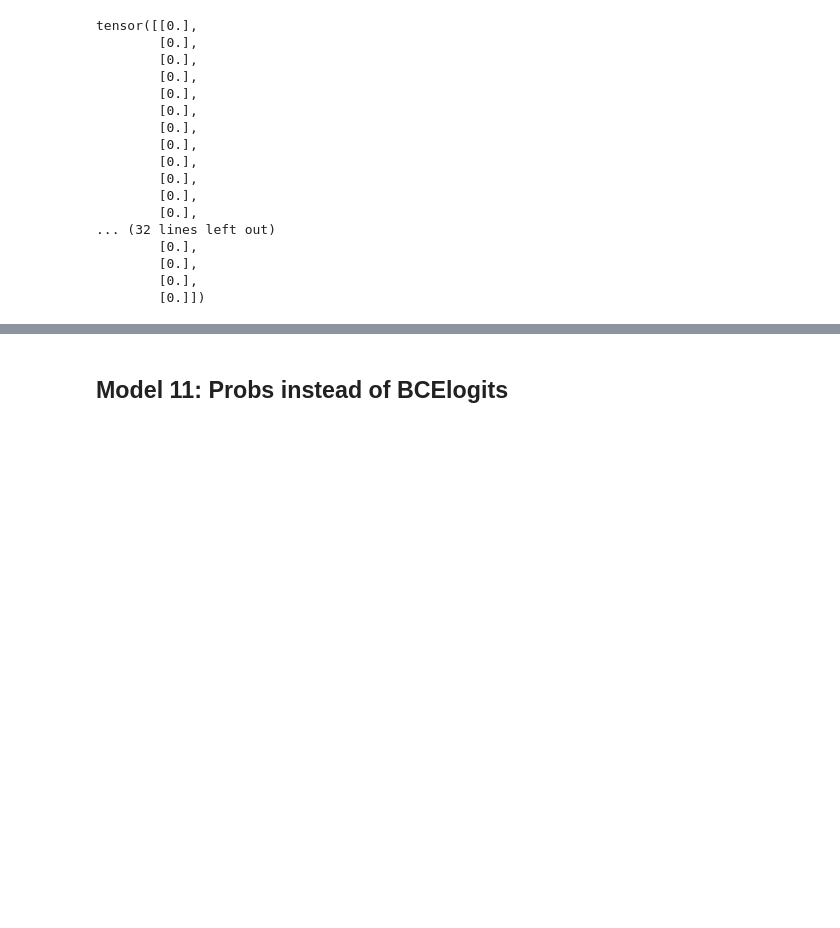
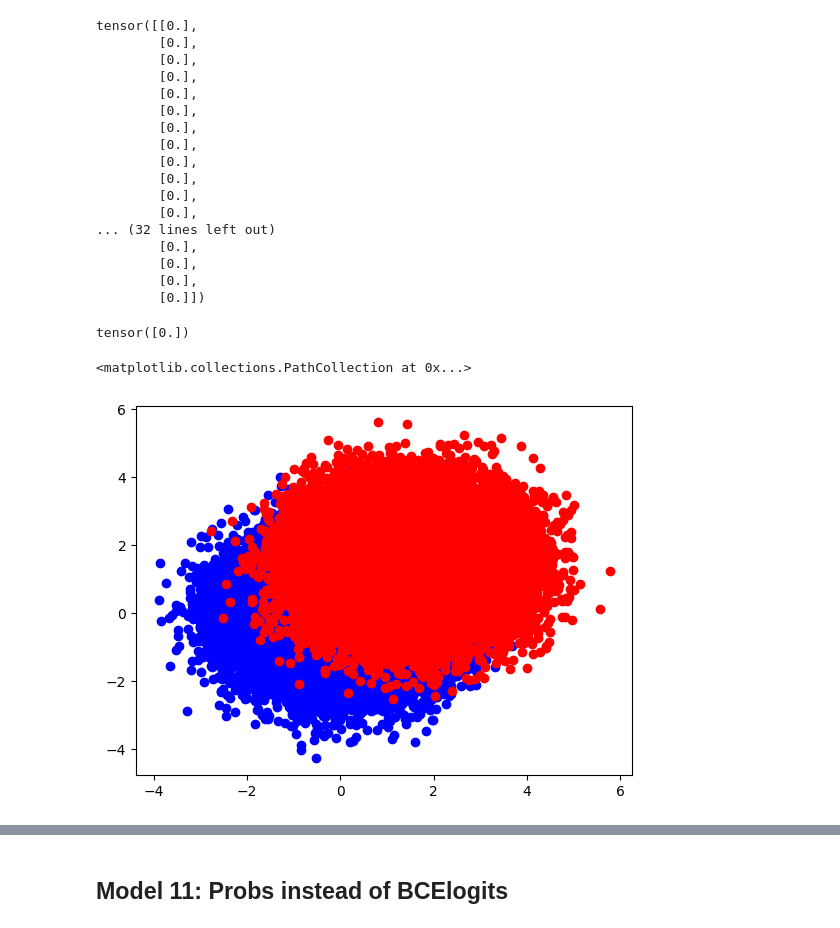
Before and after one commit to Saputoa21/Machine-Translation, a Jupyter notebook: Kopie_von_toy_lstm_pytorch_binaryclassifier_BasicsMT2025s.ipynb, the cells around one changed output, grey strips where cells are left out. Cells and saved outputs as stored; diff of their text form; code cells hidden in the pictures; blank space fills up the shorter version.

```diff
--- a/Kopie_von_toy_lstm_pytorch_binaryclassifier_BasicsMT2025s.ipynb
+++ b/Kopie_von_toy_lstm_pytorch_binaryclassifier_BasicsMT2025s.ipynb
@@ -1368,3 +1368,14 @@ tensor([[0.],
         [0.],
         [0.],
         [0.]])
+# %%
+print(Y_mean[0])
+# %% [output]
+tensor([0.])
+# %%
+#plot instances
+plt.scatter(X1[:, 0], X1[:, 1], color='b')
+plt.scatter(X2[:, 0], X2[:, 1], color='r')
+# %% [output]
+<matplotlib.collections.PathCollection at 0x...>
+[figure, added]
```
Also changed, not shown: parts of 3 cells of this notebook.
